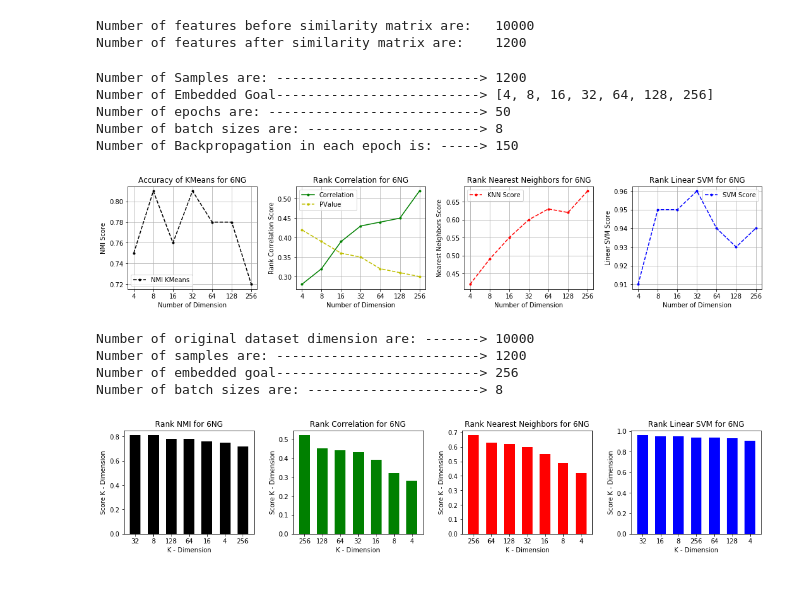
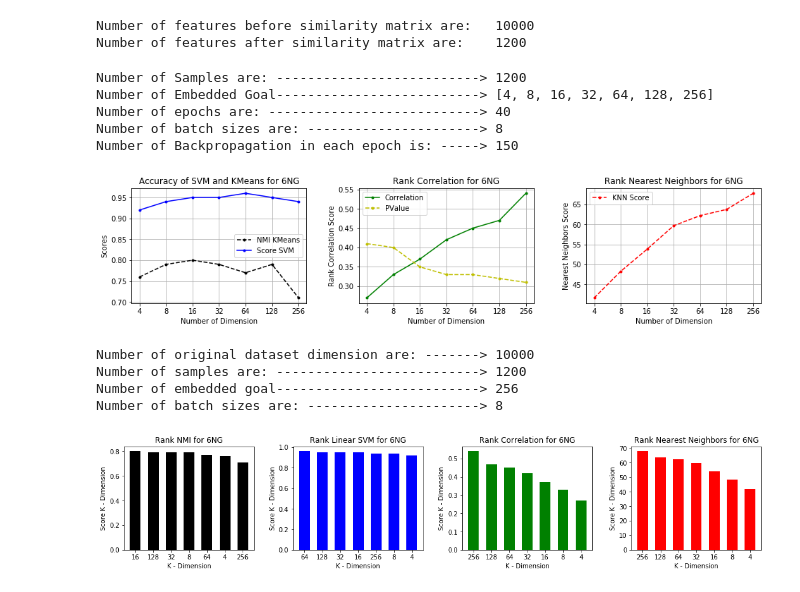
Before and after one commit to saman-nia/Deep-Learning-for-Dimensionality-Reduction, a Jupyter notebook: Text Documents Dimensionality Reduction/K_dimensions.ipynb, the cells around one changed output. Cells and saved outputs as stored; diff of their text form; code cells hidden in the pictures.

Commit message:
Train Model with Different Dimensions

```diff
--- a/Text Documents Dimensionality Reduction/K_dimensions.ipynb
+++ b/Text Documents Dimensionality Reduction/K_dimensions.ipynb
@@ -287,7 +295,7 @@ def get_hidden_layer(num_hidden, embedded_node):
 # %%
 def define_hidden_layer(embedded_node):
   __, n_max_layers, __ = get_n_codes(embedded_node)
-  value_hl = round(sqrt(n_max_layers))
+  value_hl = int(sqrt(n_max_layers))
   num_hidden_layers = get_hidden_layer(value_hl, embedded_node)
   return num_hidden_layers
 # %%
@@ -419,7 +413,7 @@ beta1 = 0.9 #-------------------------------------- Decay rate 1.
 beta2 = 0.99 #------------------------------------- Decay rate 2
 learning_rate = 0.001 #---------------------------- Learning rate.
 n_batch = 8  #------------------------------------- Number of selection data in per step.
-epochs = 50 # ------------------------------------- Number of Epochs.
+epochs = 40 # ------------------------------------- Number of Epochs.
 n_interior = n_input // n_batch
 # %%
 n_embedded_code = [4, 8, 16, 32, 64, 128, 256]
@@ -432,7 +426,7 @@ print('Number of Backpropagation in each epoch is: ----->',n_interior)
 # %% [output]
 Number of Samples are: --------------------------> 1200
 Number of Embedded Goal--------------------------> [4, 8, 16, 32, 64, 128, 256]
-Number of epochs are: ---------------------------> 50
+Number of epochs are: ---------------------------> 40
 Number of batch sizes are: ----------------------> 8
 Number of Backpropagation in each epoch is: -----> 150
 # %%
@@ -485,7 +479,7 @@ for i_embedded_code in tqdm(n_embedded_code):
     list_pval.append(pval)
   list_rhos.append(round(numpy.mean(list_rho), 2))
   list_pvals.append(round(numpy.mean(list_pval), 2))
-  l_mean.append(round(numpy.mean(list_r), 2))
+  l_mean.append(round(numpy.mean(list_r)*100, 2))
   # Comparison of linear SVM classifier on different dimensions projection.
   _X_train, _X_test, _y_train, _y_test = train_test_split(
       ae_codes, labels_set, test_size=0.25, random_state=42)
@@ -494,44 +488,39 @@ for i_embedded_code in tqdm(n_embedded_code):
   score_svm.append(round(accuracy_svm, 2))
 # %%
 xi = [i for i in range(0, len(steps))]
-plt.figure(figsize=(18,3))
-plt.subplots_adjust(wspace=0.3, hspace=0.2)
-plt.subplot(1,4,1)
-plt.plot(xi, NMI_step, color='k', linestyle='--', label ='NMI KMeans', marker='.')
-plt.xlabel('Number of Dimension'),plt.ylabel('NMI Score')
-plt.title('Accuracy of KMeans for {:d}NG'.format(len(categories_lables)))
+plt.figure(figsize=(16,3))
+plt.subplots_adjust(wspace=0.3, hspace=0.3)
+plt.subplot(1,3,1)
+plt.plot(xi, NMI_step, color='k', linestyle='--', label = 'NMI KMeans', marker='.')
+plt.plot(xi, score_svm, color='b', linestyle='-', label = 'Score SVM', marker='.')
+plt.xlabel('Number of Dimension'),plt.ylabel('Scores')
+plt.title('Accuracy of SVM and KMeans for {:d}NG'.format(len(categories_lables)))
 plt.xticks(xi, steps)
 plt.grid()
 plt.legend()
-plt.subplot(1,4,2)
+plt.subplot(1,3,2)
 plt.plot(xi, list_rhos, color='g', linestyle='-', label ='Correlation', marker='.')
 plt.plot(xi, list_pvals, color='y', linestyle='--', label ='PValue', marker='.')
 plt.xlabel('Number of Dimension'),plt.ylabel('Rank Correlation Score')
 plt.title('Rank Correlation for {:d}NG'.format(len(categories_lables)))
 plt.xticks(xi, steps)
 plt.grid()
 plt.legend()
-plt.subplot(1,4,3)
+plt.subplot(1,3,3)
 plt.plot(xi, l_mean, color='r', linestyle='--', label ='KNN Score', marker='.')
 plt.xlabel('Number of Dimension'),plt.ylabel('Nearest Neighbors Score')
 plt.title('Rank Nearest Neighbors for {:d}NG'.format(len(categories_lables)))
 plt.xticks(xi, steps)
 plt.grid()
 plt.legend()
-plt.subplot(1,4,4)
-plt.plot(xi, score_svm, color='b', linestyle='--', label ='SVM Score', marker='.')
-plt.xlabel('Number of Dimension'),plt.ylabel('Linear SVM Score')
-plt.title('Rank Linear SVM for {:d}NG'.format(len(categories_lables)))
-plt.xticks(xi, steps)
-plt.grid()
-plt.legend()
+
 plt.show()
 print('\nNumber of original dataset dimension are: ------->',X_train.shape[1])
 print('Number of samples are: -------------------------->',n_input)
 print('Number of embedded goal-------------------------->',n_code)
 print('Number of batch sizes are: ---------------------->',n_batch)
 # %% [output]
-[figure, old version]
+[figure, new version]
 Number of original dataset dimension are: -------> 10000
 Number of samples are: --------------------------> 1200
 Number of embedded goal--------------------------> 256
@@ -553,6 +542,14 @@ plt.title('Rank NMI for {:d}NG'.format(len(categories_lables)))
 plt.xlabel('K - Dimension')
 plt.ylabel('Score K - Dimension')
 plt.subplot(1,4,2)
+plt.bar(numpy.arange(len(list(zip(*top_Kbatch_SVM))[1])),
+        list(zip(*top_Kbatch_SVM))[0], color='b', width=0.6)
+plt.xticks(numpy.arange(len(list(zip(*top_Kbatch_SVM))[1])),
+           list(zip(*top_Kbatch_SVM))[1])
+plt.title('Rank Linear SVM for {:d}NG'.format(len(categories_lables)))
+plt.xlabel('K - Dimension')
+plt.ylabel('Score K - Dimension')
+plt.subplot(1,4,3)
 plt.bar(numpy.arange(len(list(zip(*top_Kbatch_Corr))[1])),
         list(zip(*top_Kbatch_Corr))[0], color='g', width=0.6)
 plt.xticks(numpy.arange(len(list(zip(*top_Kbatch_Corr))[1])),
@@ -560,7 +557,7 @@ plt.xticks(numpy.arange(len(list(zip(*top_Kbatch_Corr))[1])),
 plt.title('Rank Correlation for {:d}NG'.format(len(categories_lables)))
 plt.xlabel('K - Dimension')
 plt.ylabel('Score K - Dimension')
-plt.subplot(1,4,3)
+plt.subplot(1,4,4)
 plt.bar(numpy.arange(len(list(zip(*top_Kbatch_NN))[1])),
         list(zip(*top_Kbatch_NN))[0], color='r', width=0.6)
 plt.xticks(numpy.arange(len(list(zip(*top_Kbatch_NN))[1])),
@@ -568,14 +565,6 @@ plt.xticks(numpy.arange(len(list(zip(*top_Kbatch_NN))[1])),
 plt.title('Rank Nearest Neighbors for {:d}NG'.format(len(categories_lables)))
 plt.xlabel('K - Dimension')
 plt.ylabel('Score K - Dimension')
-plt.subplot(1,4,4)
-plt.bar(numpy.arange(len(list(zip(*top_Kbatch_SVM))[1])),
-        list(zip(*top_Kbatch_SVM))[0], color='b', width=0.6)
-plt.xticks(numpy.arange(len(list(zip(*top_Kbatch_SVM))[1])),
-           list(zip(*top_Kbatch_SVM))[1])
-plt.title('Rank Linear SVM for {:d}NG'.format(len(categories_lables)))
-plt.xlabel('K - Dimension')
-plt.ylabel('Score K - Dimension')
 plt.show()
 # %% [output]
-[figure, old version]
+[figure, new version]
```
Also changed, not shown: parts of 6 cells of this notebook.
